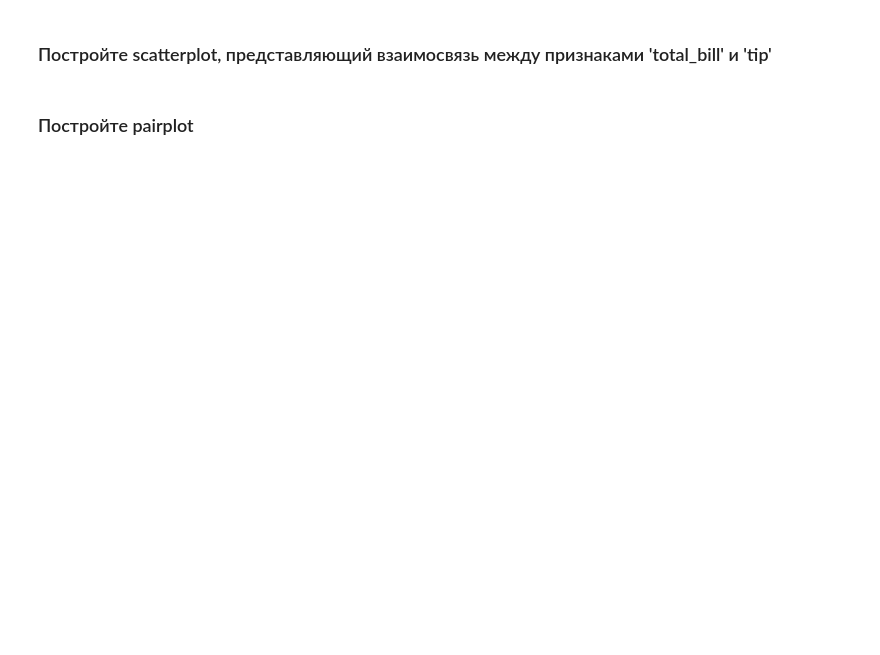
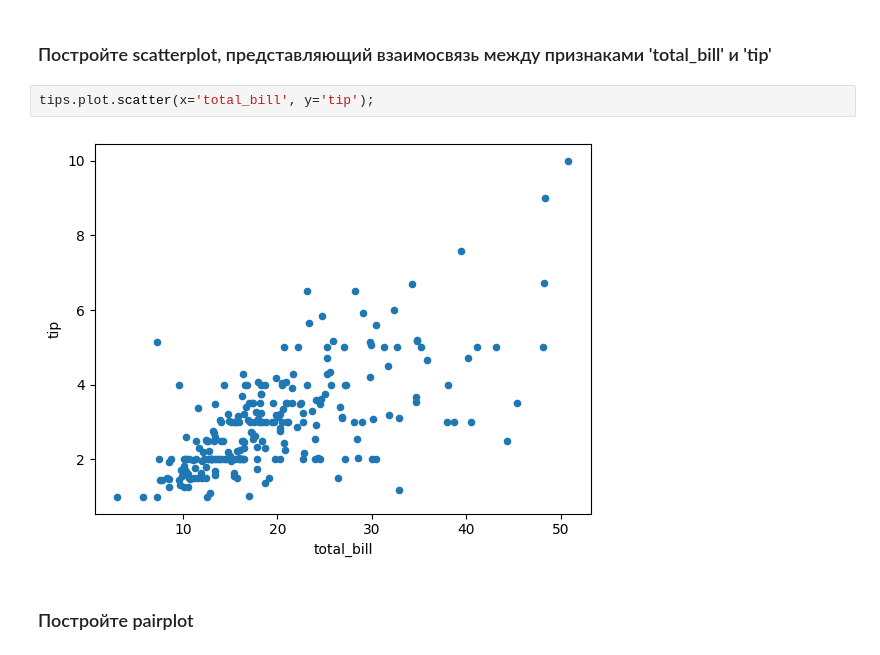
Before and after one commit to georgybarabanshchikov/otusmlbasic, a Jupyter notebook: hw-4/Analyze and Visualize.ipynb, the cells around one changed output. Saved outputs shown, nothing was run; the diff lists cells and outputs as text; blank space fills up the shorter version.

```diff
--- a/hw-4/Analyze and Visualize.ipynb
+++ b/hw-4/Analyze and Visualize.ipynb
@@ -190,4 +199,8 @@ tips
 # %% [markdown]
 ### Постройте scatterplot, представляющий взаимосвязь между признаками 'total_bill' и 'tip'
+# %%
+tips.plot.scatter(x='total_bill', y='tip');
+# %% [output]
+[figure, added]
 # %% [markdown]
 ### Постройте pairplot
```
Also changed, not shown: parts of 10 cells of this notebook.
